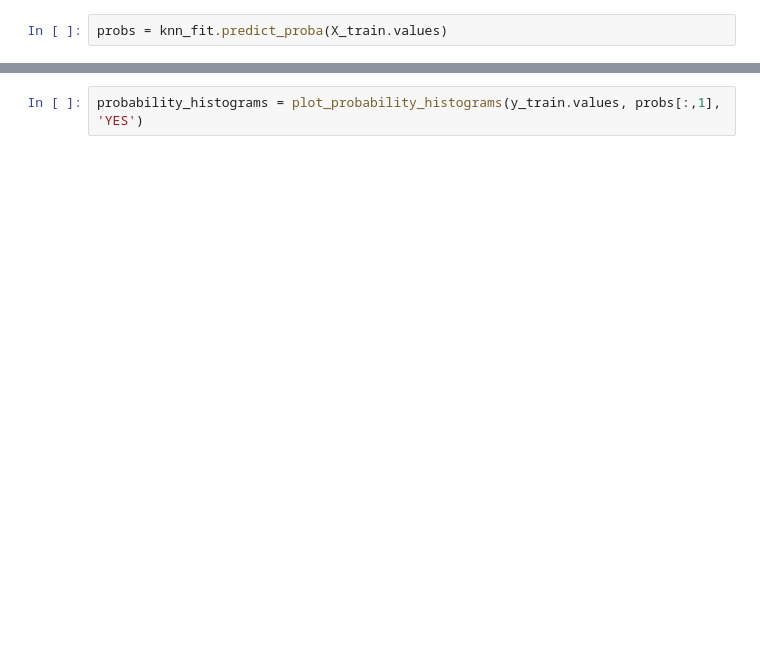
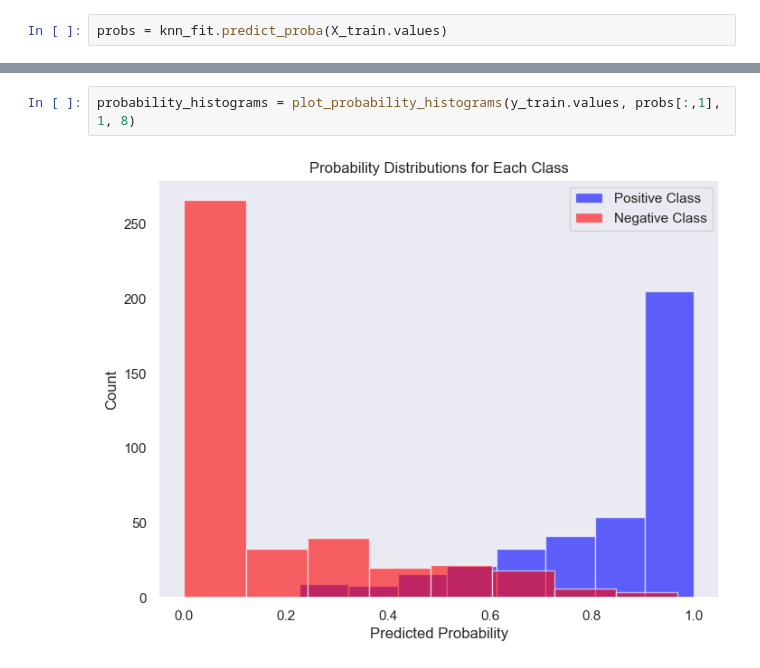
Before and after one commit to ICAI-IMAT-ML/p2-2-SantiCoAr, a Jupyter notebook: notebook/Lab_2_2_kNN.ipynb, the cells around one changed output, grey strips where cells are left out. Cells and saved outputs as stored; diff of their text form; blank space fills up the shorter version.

```diff
--- a/notebook/Lab_2_2_kNN.ipynb
+++ b/notebook/Lab_2_2_kNN.ipynb
@@ -81,3 +105,5 @@ calibration_curve = plot_calibration_curve(y_train.values, probs[:,1], 'YES')
 # %%
-probability_histograms = plot_probability_histograms(y_train.values, probs[:,1], 'YES')
+probability_histograms = plot_probability_histograms(y_train.values, probs[:,1], 1, 8)
+# %% [output]
+[figure, added]
 # %%
```
Also changed, not shown: parts of 8 cells of this notebook, 3 other files.
